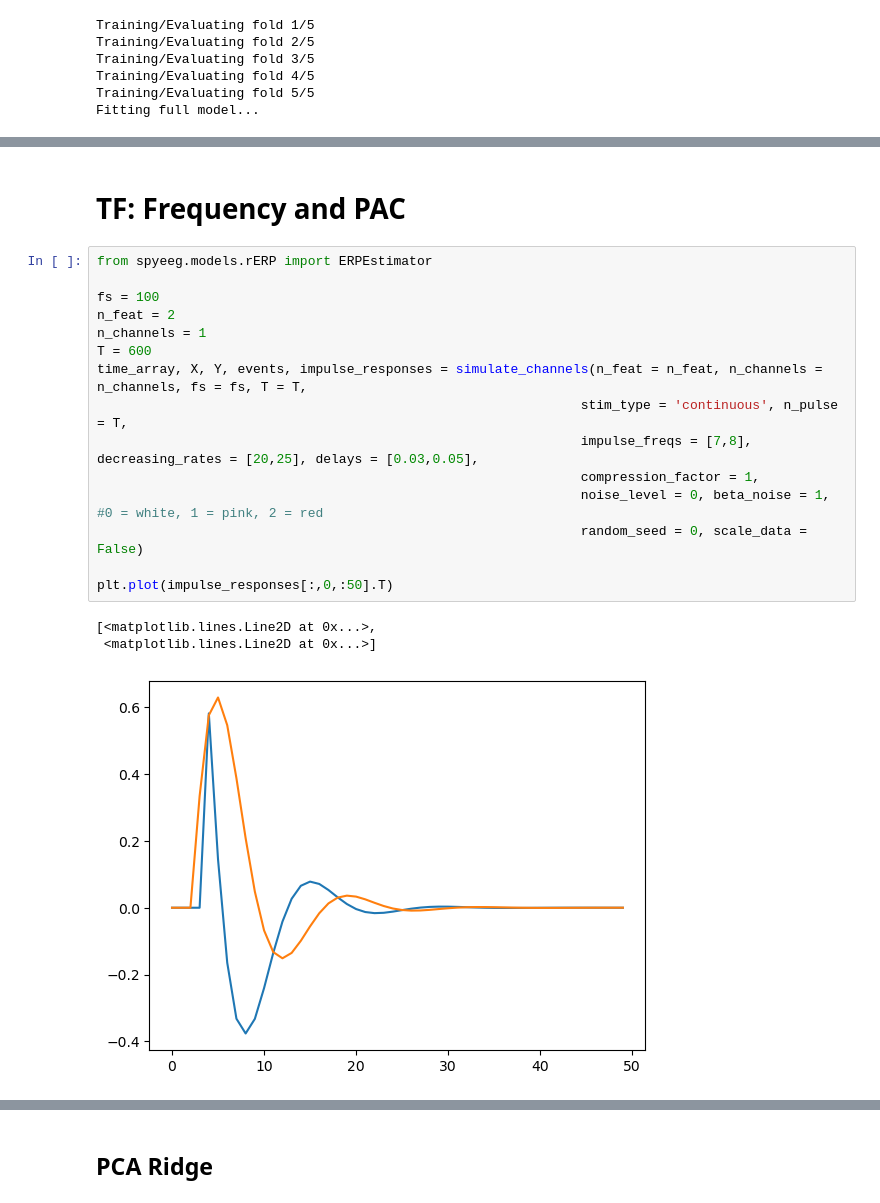
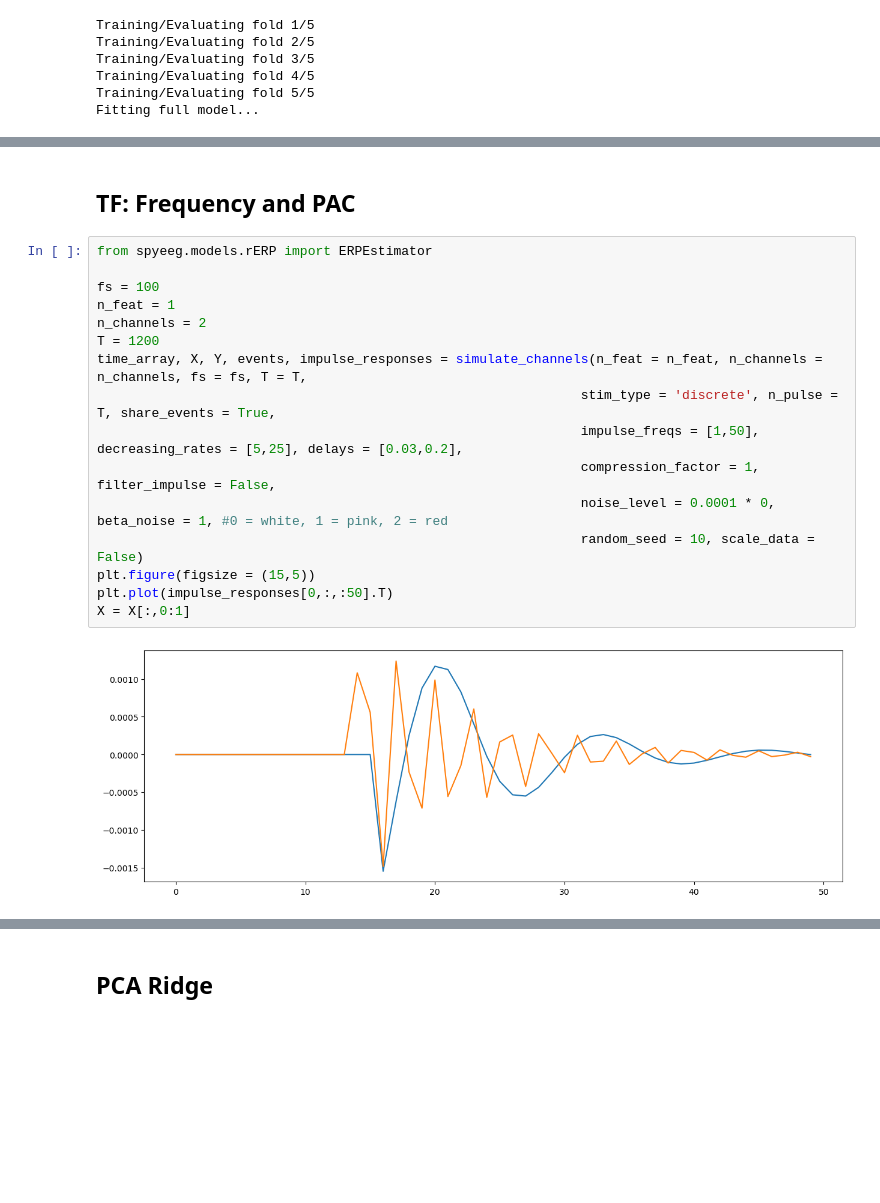
Before and after one commit to phg17/sPyEEG, a Jupyter notebook: demos/trf_forward_example.ipynb, the cells around one changed output, grey strips where cells are left out. Cells and saved outputs as stored; diff of their text form; blank space fills up the shorter version.

```diff
--- a/demos/trf_forward_example.ipynb
+++ b/demos/trf_forward_example.ipynb
@@ -1029,21 +1339,20 @@ plt.plot(scores[:,:,0])
 # %% [markdown]
-# TF: Frequency and PAC
+## TF: Frequency and PAC
 # %%
 from spyeeg.models.rERP import ERPEstimator
 
 fs = 100
-n_feat = 2
-n_channels = 1
-T = 600
+n_feat = 1
+n_channels = 2
+T = 1200
 time_array, X, Y, events, impulse_responses = simulate_channels(n_feat = n_feat, n_channels = n_channels, fs = fs, T = T,
-                                                              stim_type = 'continuous', n_pulse = T,
-                                                              impulse_freqs = [7,8], decreasing_rates = [20,25], delays = [0.03,0.05],
-                                                              compression_factor = 1,
-                                                              noise_level = 0, beta_noise = 1, #0 = white, 1 = pink, 2 = red
-                                                              random_seed = 0, scale_data = False)
-
-plt.plot(impulse_responses[:,0,:50].T)
+                                                              stim_type = 'discrete', n_pulse = T, share_events = True,
+                                                              impulse_freqs = [1,50], decreasing_rates = [5,25], delays = [0.03,0.2],
+                                                              compression_factor = 1, filter_impulse = False,
+                                                              noise_level = 0.0001 * 0, beta_noise = 1, #0 = white, 1 = pink, 2 = red
+                                                              random_seed = 10, scale_data = False)
+plt.figure(figsize = (15,5))
+plt.plot(impulse_responses[0,:,:50].T)
+X = X[:,0:1]
 # %% [output]
-[<matplotlib.lines.Line2D at 0x...>,
- <matplotlib.lines.Line2D at 0x...>]
-[figure, old version]
+[figure, new version]
```
Also changed, not shown: parts of 77 cells of this notebook, 8 other files.
